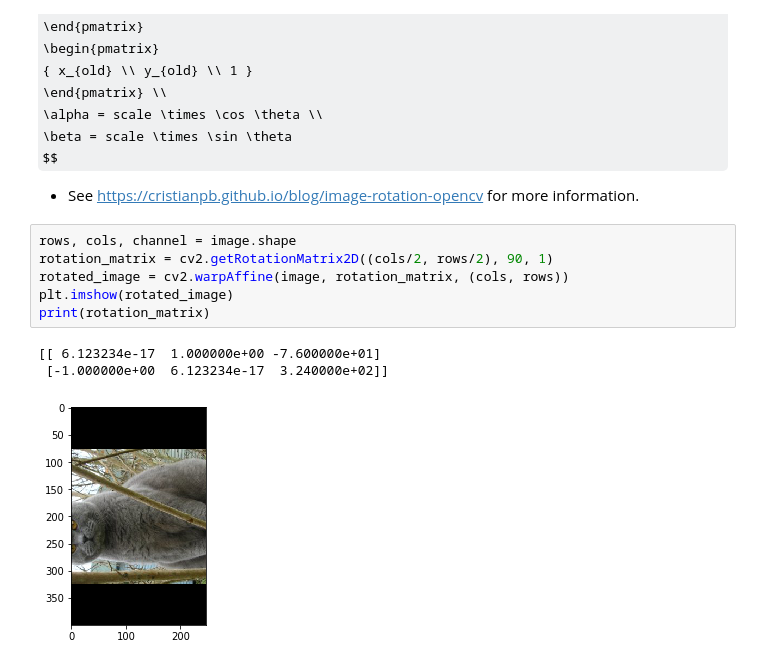
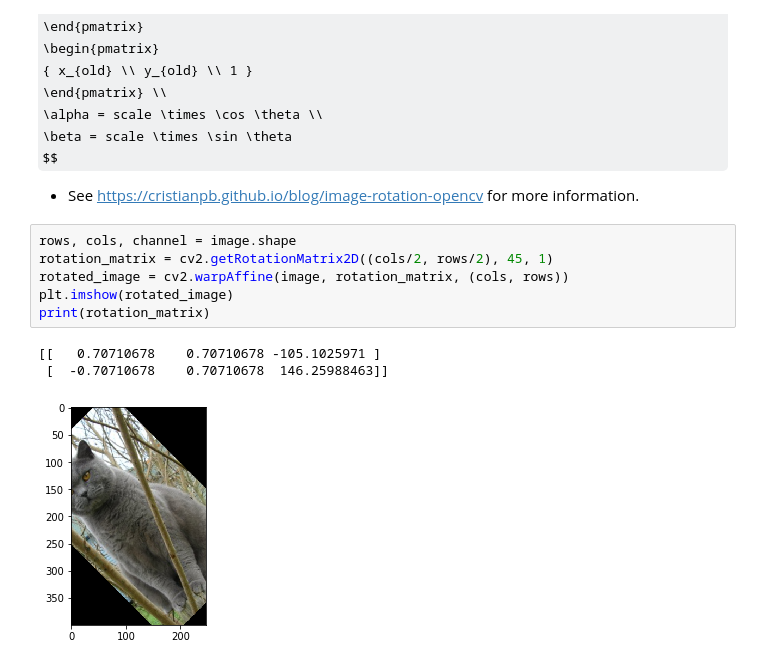
Before and after one commit to doosik71/lecture_python, a Jupyter notebook: 02_opencv/02_Image_Processing.ipynb, the cells around one changed output. Saved outputs shown, nothing was run; the diff lists cells and outputs as text; some formulas as TeX source.

Commit message:
Update image processing.

```diff
--- a/02_opencv/02_Image_Processing.ipynb
+++ b/02_opencv/02_Image_Processing.ipynb
@@ -77,11 +77,11 @@ $$
 - See https://cristianpb.github.io/blog/image-rotation-opencv for more information.
 # %%
 rows, cols, channel = image.shape
-rotation_matrix = cv2.getRotationMatrix2D((cols/2, rows/2), 90, 1)
+rotation_matrix = cv2.getRotationMatrix2D((cols/2, rows/2), 45, 1)
 rotated_image = cv2.warpAffine(image, rotation_matrix, (cols, rows))
 plt.imshow(rotated_image)
 print(rotation_matrix)
 # %% [output]
-[[ 6.123234e-17  1.000000e+00 -7.600000e+01]
- [-1.000000e+00  6.123234e-17  3.240000e+02]]
+[[   0.70710678    0.70710678 -105.1025971 ]
+ [  -0.70710678    0.70710678  146.25988463]]
-[figure, old version]
+[figure, new version]
```
Also changed, not shown: parts of 23 cells of this notebook, 4 other files.
